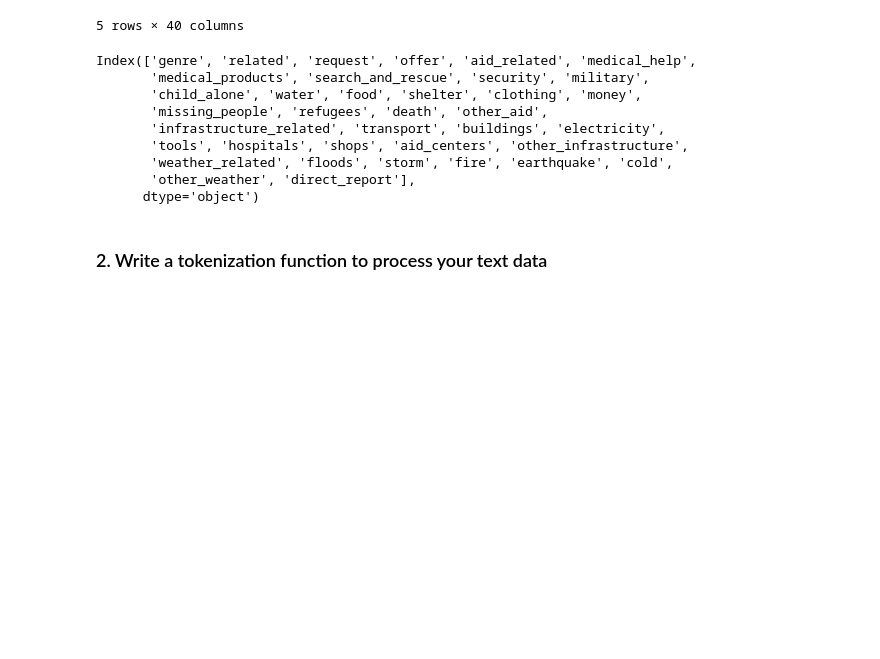
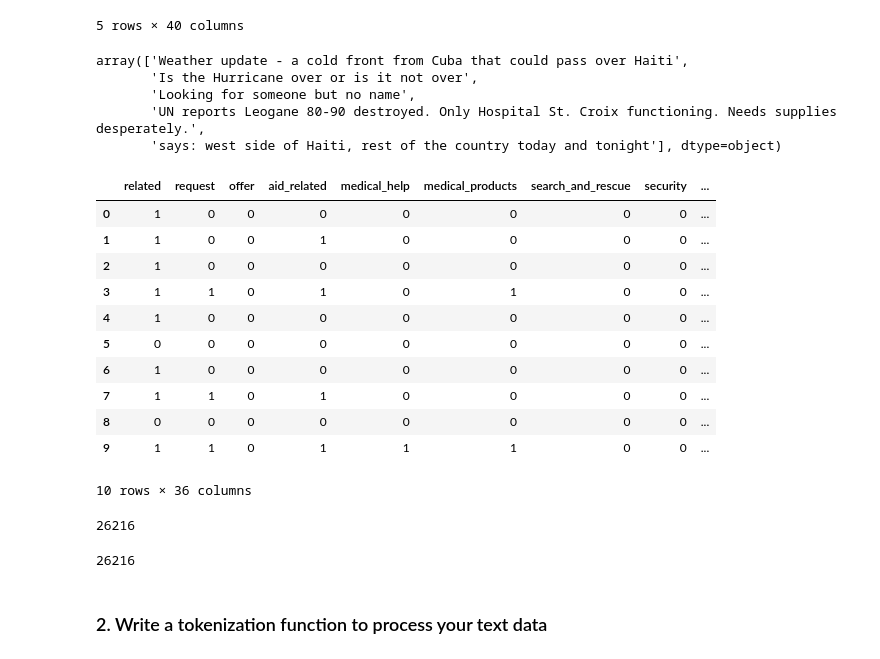
Before and after one commit to paulstancliffe/Project-Disaster-Response-Pipeline, a Jupyter notebook: ML Pipeline Preparation.ipynb, the cells around one changed output. Saved outputs shown, nothing was run; the diff lists cells and outputs as text; code cells hidden in the pictures; blank space fills up the shorter version.

```diff
--- a/ML Pipeline Preparation.ipynb
+++ b/ML Pipeline Preparation.ipynb
@@ -15,5 +29,7 @@ import nltk
 # load data from database
 engine = create_engine('sqlite:///DisasterResponse.db')
 df = pd.read_sql_table('MessageToCategories',con=engine)
-X = df['message']
-Y = df.columns[3:]
+X = df['message'].values
+Y = df.iloc[:,4:]
+#X = df.message.values
+#Y = df[df.columns[4:]].values
@@ -27,17 +56,36 @@ df.head()
 | 3 | 9 | UN reports Leogane 80-90 destroye... | UN reports Leogane 80-90 destroye... | direct | 1 | 1 | 0 | 1 | 0 | ... |
 | 4 | 12 | says: west side of Haiti, rest of... | facade ouest d Haiti et le reste ... | direct | 1 | 0 | 0 | 0 | 0 | ... |
 5 rows × 40 columns
+# %%
+X[:5]
+# %% [output]
+array(['Weather update - a cold front from Cuba that could pass over Haiti',
+       'Is the Hurricane over or is it not over',
+       'Looking for someone but no name',
+       'UN reports Leogane 80-90 destroyed. Only Hospital St. Croix functioning. Needs supplies desperately.',
+       'says: west side of Haiti, rest of the country today and tonight'], dtype=object)
 # %%
-Y
+Y[:10]
 # %% [output]
+|  | related | request | offer | aid_related | medical_help | medical_products | search_and_rescue | security | ... |
+| 0 | 1 | 0 | 0 | 0 | 0 | 0 | 0 | 0 | ... |
+| 1 | 1 | 0 | 0 | 1 | 0 | 0 | 0 | 0 | ... |
+| 2 | 1 | 0 | 0 | 0 | 0 | 0 | 0 | 0 | ... |
+| 3 | 1 | 1 | 0 | 1 | 0 | 1 | 0 | 0 | ... |
+| 4 | 1 | 0 | 0 | 0 | 0 | 0 | 0 | 0 | ... |
+| 5 | 0 | 0 | 0 | 0 | 0 | 0 | 0 | 0 | ... |
+| 6 | 1 | 0 | 0 | 0 | 0 | 0 | 0 | 0 | ... |
+| 7 | 1 | 1 | 0 | 1 | 0 | 0 | 0 | 0 | ... |
+| 8 | 0 | 0 | 0 | 0 | 0 | 0 | 0 | 0 | ... |
+| 9 | 1 | 1 | 0 | 1 | 1 | 1 | 0 | 0 | ... |
-Index(['genre', 'related', 'request', 'offer', 'aid_related', 'medical_help',
-       'medical_products', 'search_and_rescue', 'security', 'military',
-       'child_alone', 'water', 'food', 'shelter', 'clothing', 'money',
-       'missing_people', 'refugees', 'death', 'other_aid',
-       'infrastructure_related', 'transport', 'buildings', 'electricity',
-       'tools', 'hospitals', 'shops', 'aid_centers', 'other_infrastructure',
-       'weather_related', 'floods', 'storm', 'fire', 'earthquake', 'cold',
-       'other_weather', 'direct_report'],
-      dtype='object')
+10 rows × 36 columns
+# %%
+len(X)
+# %% [output]
+26216
+# %%
+len(Y)
+# %% [output]
+26216
 # %% [markdown]
 ### 2. Write a tokenization function to process your text data
```
Also changed, not shown: parts of 20 cells of this notebook.
